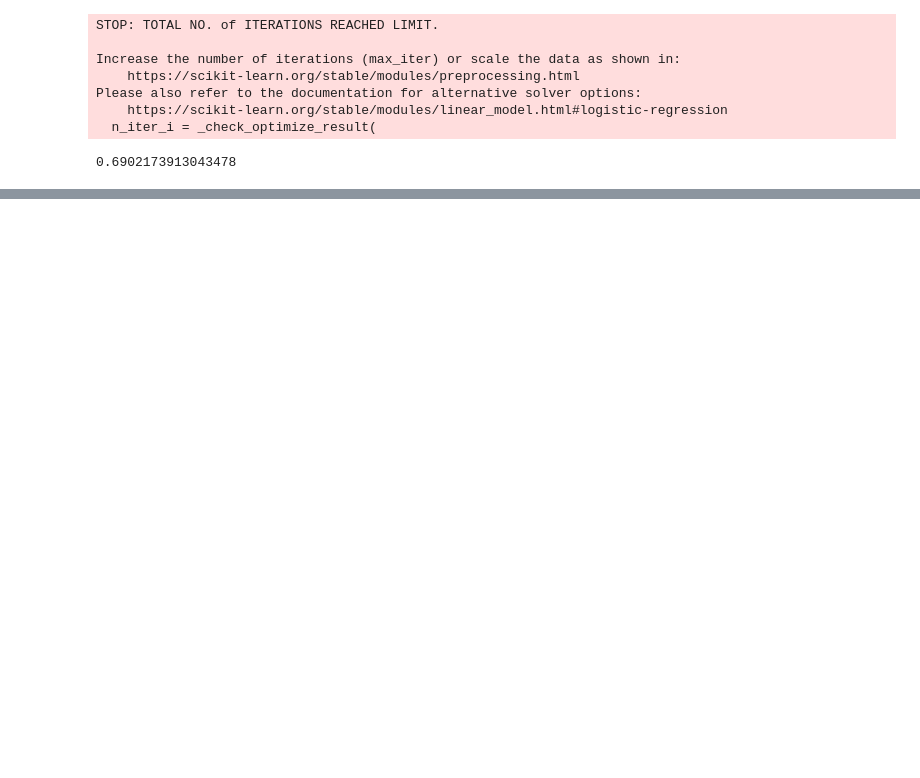
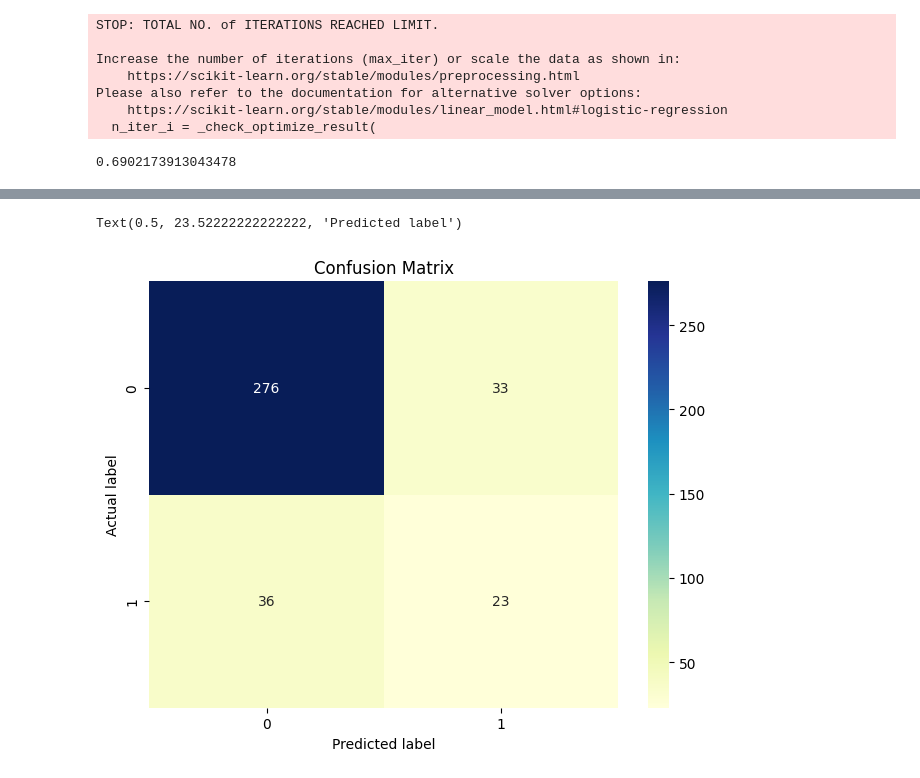
Before and after one commit to piyush1856/machine-learning-algorithms, a Jupyter notebook: 10_decision_tree/decision_tree_class_notes.ipynb, the cells around one changed output, grey strips where cells are left out. Cells and saved outputs as stored; diff of their text form; code cells hidden in the pictures; blank space fills up the shorter version.

```diff
--- a/10_decision_tree/decision_tree_class_notes.ipynb
+++ b/10_decision_tree/decision_tree_class_notes.ipynb
@@ -129,0 +243,18 @@ plot_tree(model, filled = True);
+# %%
+from sklearn.metrics import confusion_matrix
+import seaborn as sns
+import matplotlib.pyplot as plt
+
+cnf_matrix = confusion_matrix(y_test, pred)
+fig, ax = plt.subplots()
+
+#### create heatmap
+sns.heatmap(pd.DataFrame(cnf_matrix), annot=True, cmap="YlGnBu" ,fmt='g')
+
+plt.tight_layout()
+plt.title('Confusion Matrix')
+plt.ylabel('Actual label')
+plt.xlabel('Predicted label')
+# %% [output]
+Text(0.5, 23.52222222222222, 'Predicted label')
+[figure, added]
```
Also changed, not shown: parts of 23 cells of this notebook.
